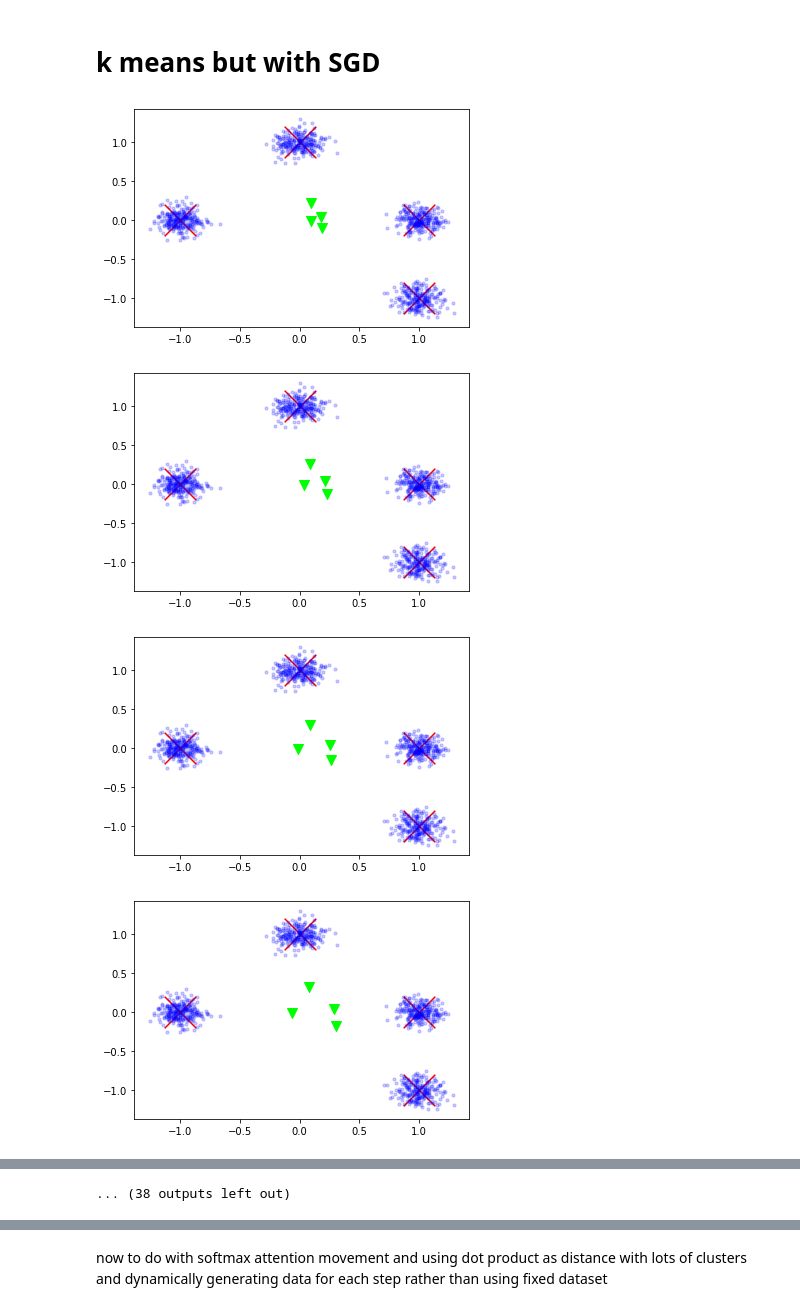
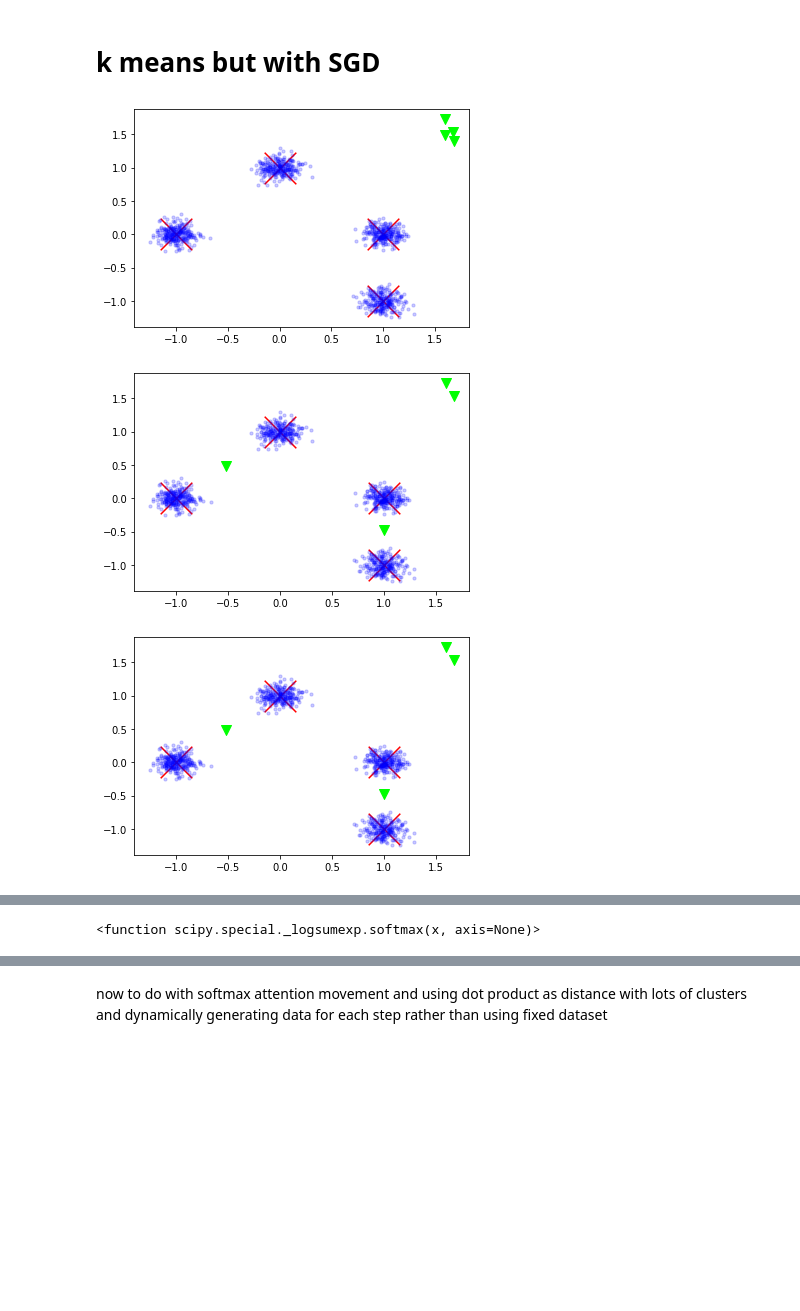
Before and after one commit to akarshkumar0101/transformer-memory, a Jupyter notebook: k_means.ipynb, the cells around one changed output, grey strips where cells are left out. Drawn from its saved outputs; the diff is of its cells as text; code cells hidden in the pictures; blank space fills up the shorter version.

```diff
--- a/k_means.ipynb
+++ b/k_means.ipynb
@@ -29,17 +29,23 @@ plt.scatter(*x.T, marker='o', color=(0, 0, 1., 0.2), s=10)
 # k means clustering (teleport centroids)
 # %%
 np.random.seed(0)
-theta = np.random.randn(4, 2)/10.
+theta = np.random.randn(4, 2)/10.+1.5
 
 x = generate_data(1000)
 
+plt.figure(figsize=(20, 5))
 for i in range(3):
+    plt.subplot(1, 3, i+1)
+    plt.title(f'Iteration {i}')
     plt.scatter(*means.T, marker='x', color='r', s=1000)
     plt.scatter(*x.T, marker='o', color=(0, 0, 1., 0.2), s=10)
     plt.scatter(*theta.T, marker='v', color=(0, 1., 0, 1.), s=100)
-    plt.show()
 
     dists = np.linalg.norm(theta[:, None, :]-x, axis=-1)
     idx = dists.argmin(axis=0)
-    theta = np.stack([x[idx==i].mean(axis=0) for i in range(len(theta))], axis=0)
+
+    target = np.stack([x[idx==i].mean(axis=0) if (idx==i).sum()>0 else ti for i, ti in enumerate(theta)], axis=0)
+    theta = target
+
+plt.show()
 # %% [output]
@@ -50,23 +54,24 @@ for i in range(3):
 # k means but with SGD
 # %%
 np.random.seed(0)
-theta = np.random.randn(4, 2)/10.
+
+alpha = .0 # alpha=0 means the centroid teleports and becomes k means clustering
+theta = np.random.randn(4, 2)/10. + 1.5
 
 x = generate_data(1000)
 
-for i in range(50):
+for i in range(3):
     plt.scatter(*means.T, marker='x', color='r', s=1000)
     plt.scatter(*x.T, marker='o', color=(0, 0, 1., 0.2), s=10)
     plt.scatter(*theta.T, marker='v', color=(0, 1., 0, 1.), s=100)
     plt.show()
 
     dists = np.linalg.norm(theta[:, None, :]-x, axis=-1)
     idx = dists.argmin(axis=0)
 
-    alpha = .95
-    theta = alpha*theta + (1-alpha)*np.stack([x[idx==i].mean(axis=0) for i in range(len(theta))], axis=0)
+    target = np.stack([x[idx==i].mean(axis=0) if (idx==i).sum()>0 else ti for i, ti in enumerate(theta)], axis=0)
+    theta = alpha*theta + (1-alpha)*target
 # %% [output]
-[figure, old version]
+[figure, new version]
-[figure, old version]
+[figure, new version]
-[figure, old version]
+[figure, new version]
-[figure, removed]
@@ -81 +78,5 @@ for i in range(50):
-... (38 outputs left out)
+# %%
+import scipy, scipy.special
+scipy.special.softmax
+# %% [output]
+<function scipy.special._logsumexp.softmax(x, axis=None)>
```
Also changed, not shown: parts of 5 cells of this notebook, 1 other file.
